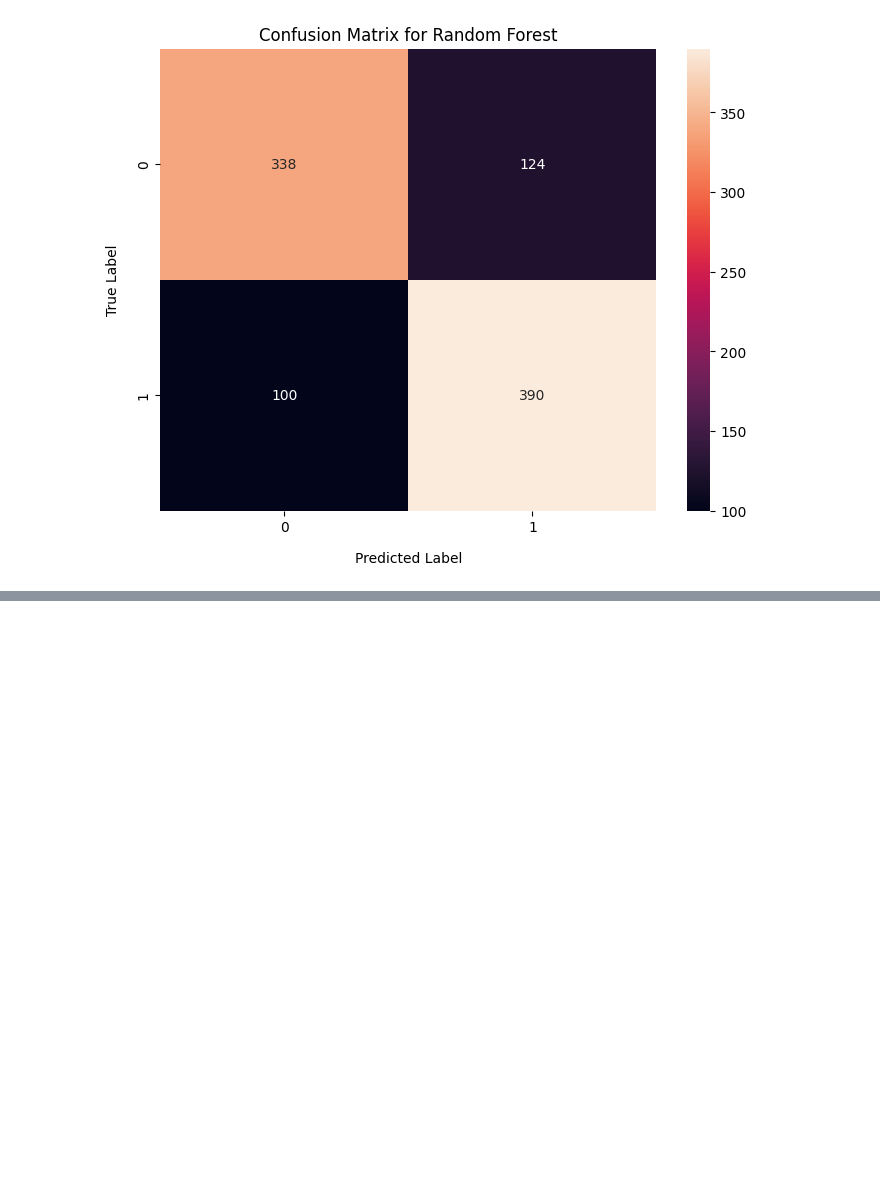
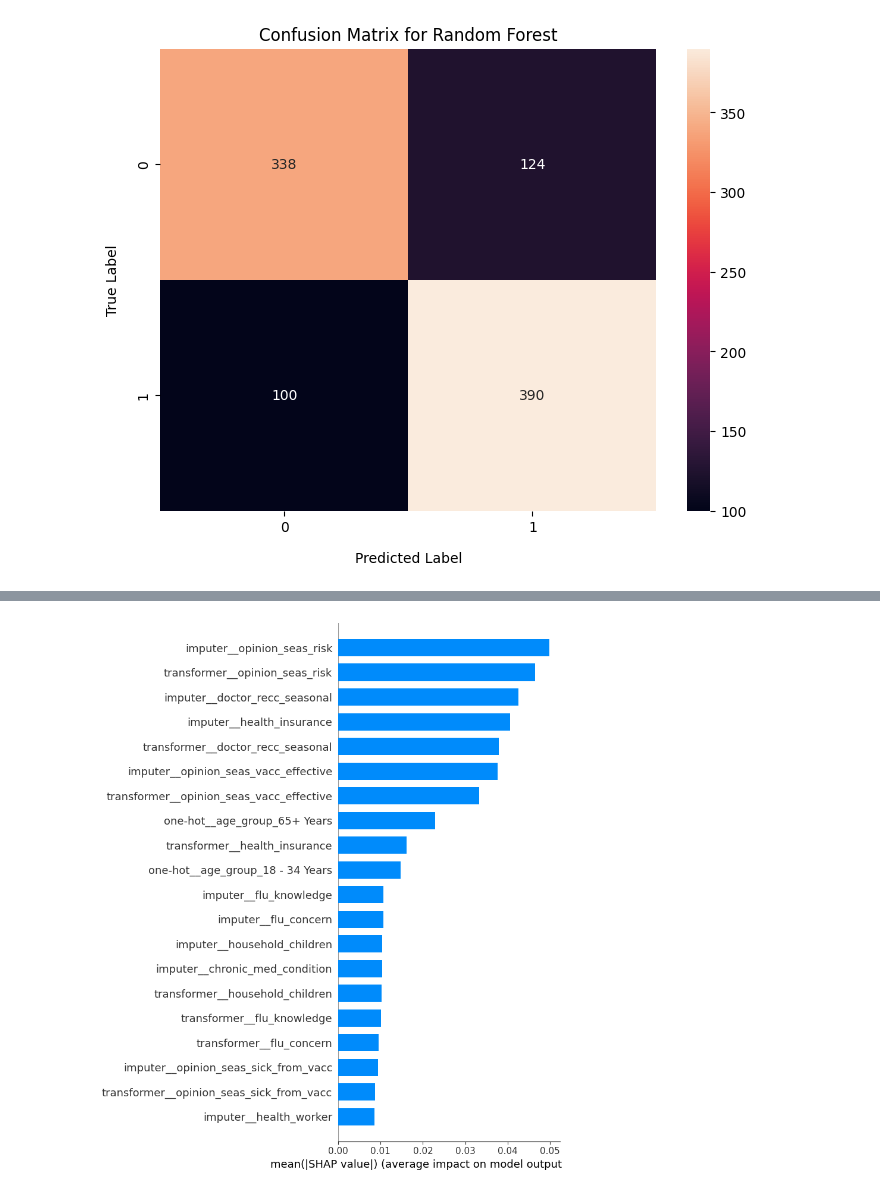
Before and after one commit to Hertfordshire-Data-Science-Hackathon/Group-F-RMDS-Hackathon, a Jupyter notebook: Group_F_RF.ipynb, the cells around one changed output, grey strips where cells are left out. Cells and saved outputs as stored; diff of their text form; code cells hidden in the pictures; blank space fills up the shorter version.

```diff
--- a/Group_F_RF.ipynb
+++ b/Group_F_RF.ipynb
@@ -189,0 +258,10 @@ RandomForestClassifier(max_depth=15, max_features='log2', min_samples_leaf=2,
+# %%
+# SHAP bar plot
+shap.summary_plot(
+    shap_values_to_plot,
+    X_shap,
+    plot_type="bar",
+    max_display=20
+)
+# %% [output]
+[figure, added]
```
Also changed, not shown: parts of 6 cells of this notebook.
